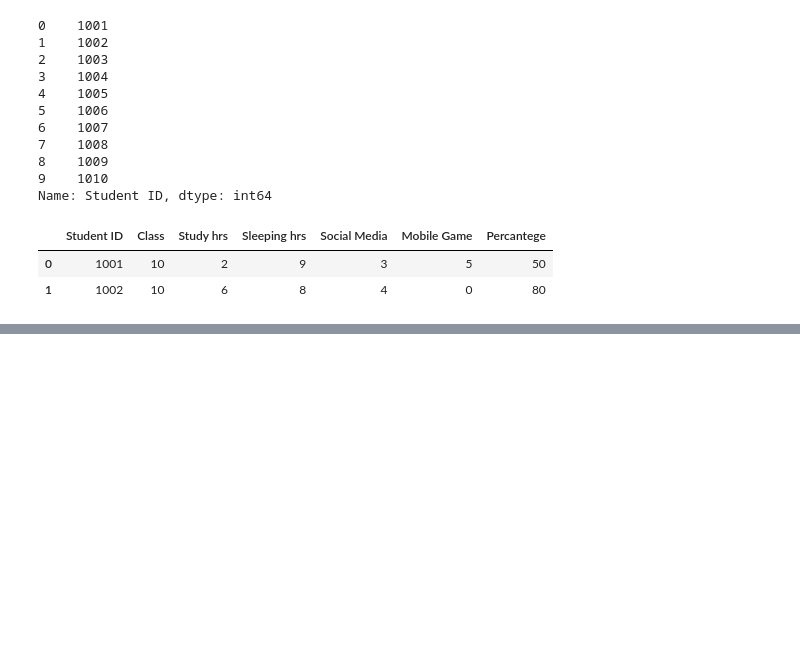
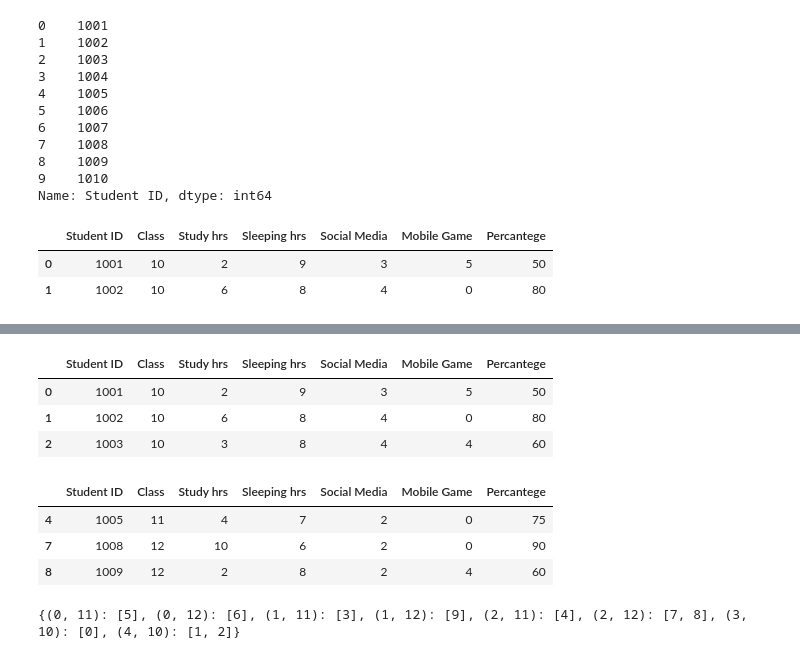
Before and after one commit to Shantonu-Acharjee/All-Gide-Bank, a Jupyter notebook: ARTIFICIAL_INTELLIGENCE_Gide_Bank/MACHINE_LEARNING_GIDE_BANK/PANDAS/Pandas_Gide.ipynb, the cells around one changed output, grey strips where cells are left out. Cells and saved outputs as stored; diff of their text form; code cells hidden in the pictures; blank space fills up the shorter version.

```diff
--- a/ARTIFICIAL_INTELLIGENCE_Gide_Bank/MACHINE_LEARNING_GIDE_BANK/PANDAS/Pandas_Gide.ipynb
+++ b/ARTIFICIAL_INTELLIGENCE_Gide_Bank/MACHINE_LEARNING_GIDE_BANK/PANDAS/Pandas_Gide.ipynb
@@ -2336,0 +2340,3 @@ df.iloc[[0,1]]
+# %%
+df = pd.read_csv('Student_1.csv')
+df
@@ -2336,0 +2419,18 @@ df.iloc[[0,1]]
+# %%
+df.groupby('Class').get_group(10)
+# %% [output]
+|  | Student ID | Class | Study hrs | Sleeping hrs | Social Media | Mobile Game | Percantege |
+| 0 | 1001 | 10 | 2 | 9 | 3 | 5 | 50 |
+| 1 | 1002 | 10 | 6 | 8 | 4 | 0 | 80 |
+| 2 | 1003 | 10 | 3 | 8 | 4 | 4 | 60 |
+# %%
+df.groupby('Social Media').get_group(2)
+# %% [output]
+|  | Student ID | Class | Study hrs | Sleeping hrs | Social Media | Mobile Game | Percantege |
+| 4 | 1005 | 11 | 4 | 7 | 2 | 0 | 75 |
+| 7 | 1008 | 12 | 10 | 6 | 2 | 0 | 90 |
+| 8 | 1009 | 12 | 2 | 8 | 2 | 4 | 60 |
+# %%
+gr1
+# %% [output]
+{(0, 11): [5], (0, 12): [6], (1, 11): [3], (1, 12): [9], (2, 11): [4], (2, 12): [7, 8], (3, 10): [0], (4, 10): [1, 2]}
```
Also changed, not shown: parts of 10 cells of this notebook.
